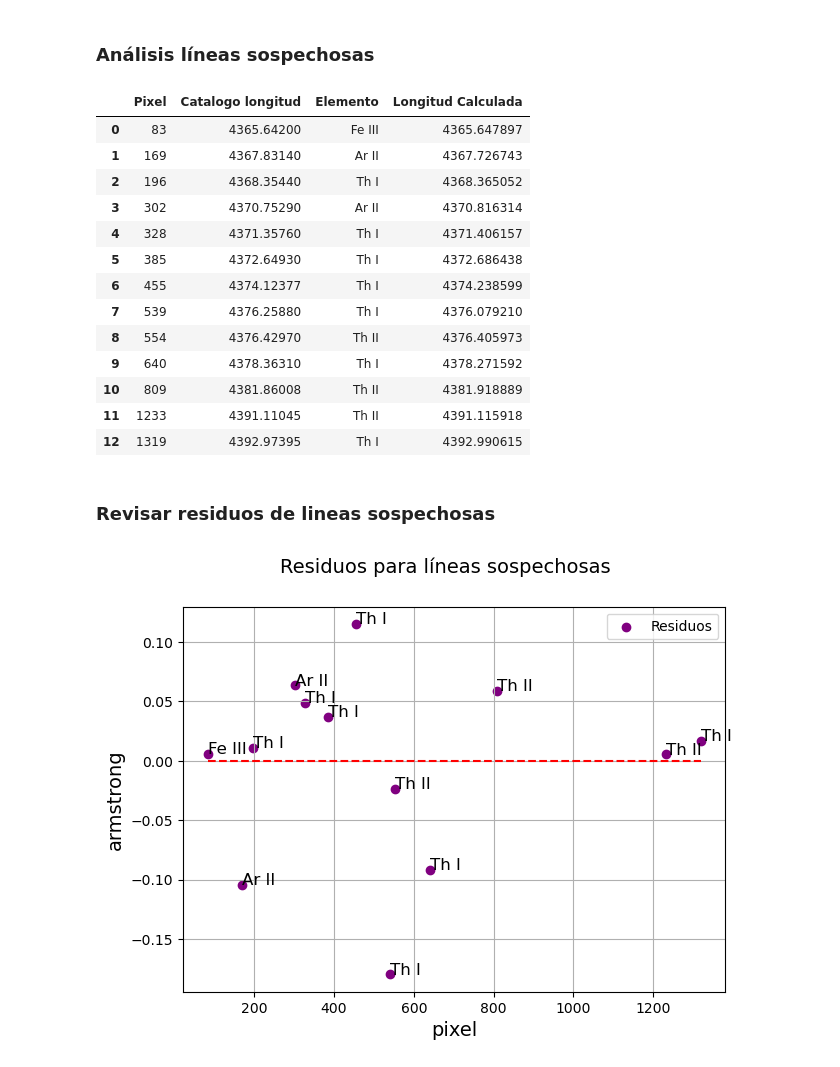
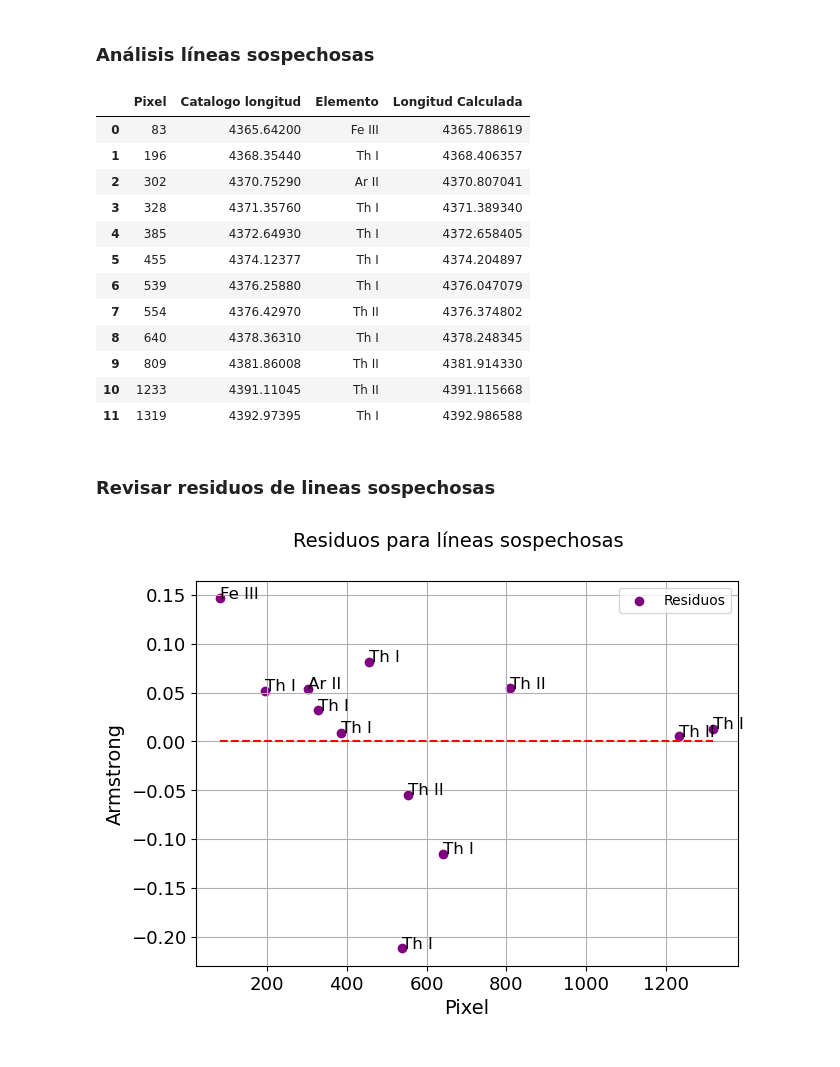
Before and after one commit to ccuellarn/Torium-Operation, a Jupyter notebook: Data/Th 6565/Analisis_6565.ipynb, the cells around one changed output. Drawn from its saved outputs; the diff is of its cells as text; code cells hidden in the pictures.

Commit message:
Problemas con la caracterizacion de lineas

```diff
--- a/Data/Th 6565/Analisis_6565.ipynb
+++ b/Data/Th 6565/Analisis_6565.ipynb
@@ -244,11 +250,11 @@ Cal(l,param)
 ## De vuelta al análisis en general
 # %%
 #Longitudes de onda sospechosas de ser de diferente orden únicamente
-PixSus_1 = [169,196,302,328,385,455,539,640,809, 1233]
+PixSus_1 = [196,302,328,385,455,539,640,809, 1233]
 marker_x,marker_y, index_x,index_y,anotaciones = DataCatalogue(PixSus_1,marker_x,marker_y, index_x,index_y,anotaciones)
 
 #Longitudes de onda observadas en el catalogo, ingreso manual
-catalog_long = [6554.160, 6569.632, 6577.213, 6577.656, 6583.906, 6588.539, 6591.484, 6593.939]
+catalog_long = [6551.70, 6554.160, 6569.632, 6577.213, 6577.656, 6583.906, 6588.539, 6591.484, 6593.939]
 DataFit_1 = MakeDataFrame(len(marker_x),catalog_long,index_x, index_y)
 DataFit_1
 # %% [output]
@@ -432,61 +443,63 @@ fig1.tight_layout()
 # %%
 # Por si se necesita quitar algun elemento None del dataframe .drop([2],axis=0).reset_index(drop=True)
 LineasSos_1 = LineasSus(PixSus_1,param)
-LineasSos_1['Catalogo longitud'] = [4367.8314, 4368.3544 , 4370.7529 ,4371.3576, 4372.6493, 4374.12377 , 4376.2588, 4378.3631, 4381.86008, 4391.11045]
-LineasSos_1['Elemento'] = ['Ar II', 'Th I', 'Ar II' , 'Th I', 'Th I', 'Th I' ,'Th I', 'Th I', 'Th II', 'Th II']
+LineasSos_1['Catalogo longitud'] = [ 4368.3544 , 4370.7529 ,4371.3576, 4372.6493, 4374.12377 , 4376.2588, 4378.3631, 4381.86008, 4391.11045]
+LineasSos_1['Elemento'] = [ 'Th I', 'Ar II' , 'Th I', 'Th I', 'Th I' ,'Th I', 'Th I', 'Th II', 'Th II']
 
 
 LineasSos_2 = LineasSus(PixSus_2,param)
 LineasSos_2['Catalogo longitud'] = [4392.97395, 4376.4297, None, None, 4365.642]
 LineasSos_2['Elemento'] = ['Th I', 'Th II', None, None, 'Fe III' ]
 
-LineasSos = pd.concat([LineasSos_1,LineasSos_2], axis=0).sort_values(by='Pixel', ascending=True, na_position='first').reset_index(drop=True).drop([3],axis=0).reset_index(drop=True).drop([7],axis=0).reset_index(drop=True)
+LineasSos = pd.concat([LineasSos_1,LineasSos_2], axis=0).sort_values(by='Pixel', ascending=True, na_position='first').reset_index(drop=True).drop([2],axis=0).reset_index(drop=True).drop([6],axis=0).reset_index(drop=True)
 LineasSos['Longitud Calculada'] = LineasSos['Calibracion orden 3']
 LineasSos = LineasSos.drop(['Calibracion orden 1', 'Calibracion orden 2', 'Calibracion orden 3'], axis=1)
 LineasSos
+
+# print(LineasSos.to_latex(index=False))
 # %% [output]
 |  | Pixel | Catalogo longitud | Elemento | Longitud Calculada |
-| 0 | 83 | 4365.64200 | Fe III | 4365.647897 |
-| 1 | 169 | 4367.83140 | Ar II | 4367.726743 |
-| 2 | 196 | 4368.35440 | Th I | 4368.365052 |
-| 3 | 302 | 4370.75290 | Ar II | 4370.816314 |
-| 4 | 328 | 4371.35760 | Th I | 4371.406157 |
-| 5 | 385 | 4372.64930 | Th I | 4372.686438 |
-| 6 | 455 | 4374.12377 | Th I | 4374.238599 |
-| 7 | 539 | 4376.25880 | Th I | 4376.079210 |
-| 8 | 554 | 4376.42970 | Th II | 4376.405973 |
-| 9 | 640 | 4378.36310 | Th I | 4378.271592 |
-| 10 | 809 | 4381.86008 | Th II | 4381.918889 |
-| 11 | 1233 | 4391.11045 | Th II | 4391.115918 |
-| 12 | 1319 | 4392.97395 | Th I | 4392.990615 |
+| 0 | 83 | 4365.64200 | Fe III | 4365.788619 |
+| 1 | 196 | 4368.35440 | Th I | 4368.406357 |
+| 2 | 302 | 4370.75290 | Ar II | 4370.807041 |
+| 3 | 328 | 4371.35760 | Th I | 4371.389340 |
+| 4 | 385 | 4372.64930 | Th I | 4372.658405 |
+| 5 | 455 | 4374.12377 | Th I | 4374.204897 |
+| 6 | 539 | 4376.25880 | Th I | 4376.047079 |
+| 7 | 554 | 4376.42970 | Th II | 4376.374802 |
+| 8 | 640 | 4378.36310 | Th I | 4378.248345 |
+| 9 | 809 | 4381.86008 | Th II | 4381.914330 |
+| 10 | 1233 | 4391.11045 | Th II | 4391.115668 |
+| 11 | 1319 | 4392.97395 | Th I | 4392.986588 |
 # %% [markdown]
 ### Revisar residuos de lineas sospechosas
 # %%
 #Calcular residuos de las líneas sospechosas
 nist = LineasSos['Catalogo longitud']
 calc = LineasSos['Longitud Calculada']
 residuos = calc - nist
 
 pixel = LineasSos['Pixel']
 
 #Etiquetas de elementos
 label = [each for each in LineasSos['Elemento']]
 
 #Gráfico con residuos
 fig, ax = plt.subplots(1,1, figsize=(7,5))
 
 fig.suptitle(r'Residuos para líneas sospechosas',fontsize=14)
 
 ax.scatter(pixel,residuos,label = 'Residuos',color='purple')
 ax.plot(pixel,np.linspace(0,0,len(residuos)),'--',color='red')
 ax.grid()
 ax.legend()
 ax.set_xlabel(r'Pixel',fontsize=14)
 ax.set_ylabel(r'Armstrong',fontsize=14)
+ax.tick_params(axis='both',labelsize=13)
 
 for j in range (0, len(label)):
     plt.annotate(label[j], (pixel[j], residuos[j]),fontsize=12)
 
-#fig1.savefig('DvsV.jpg')
+#fig.savefig('Residuos.jpg')
 # %% [output]
-[figure, old version]
+[figure, new version]
```
Also changed, not shown: parts of 6 cells of this notebook, 12 other files.
